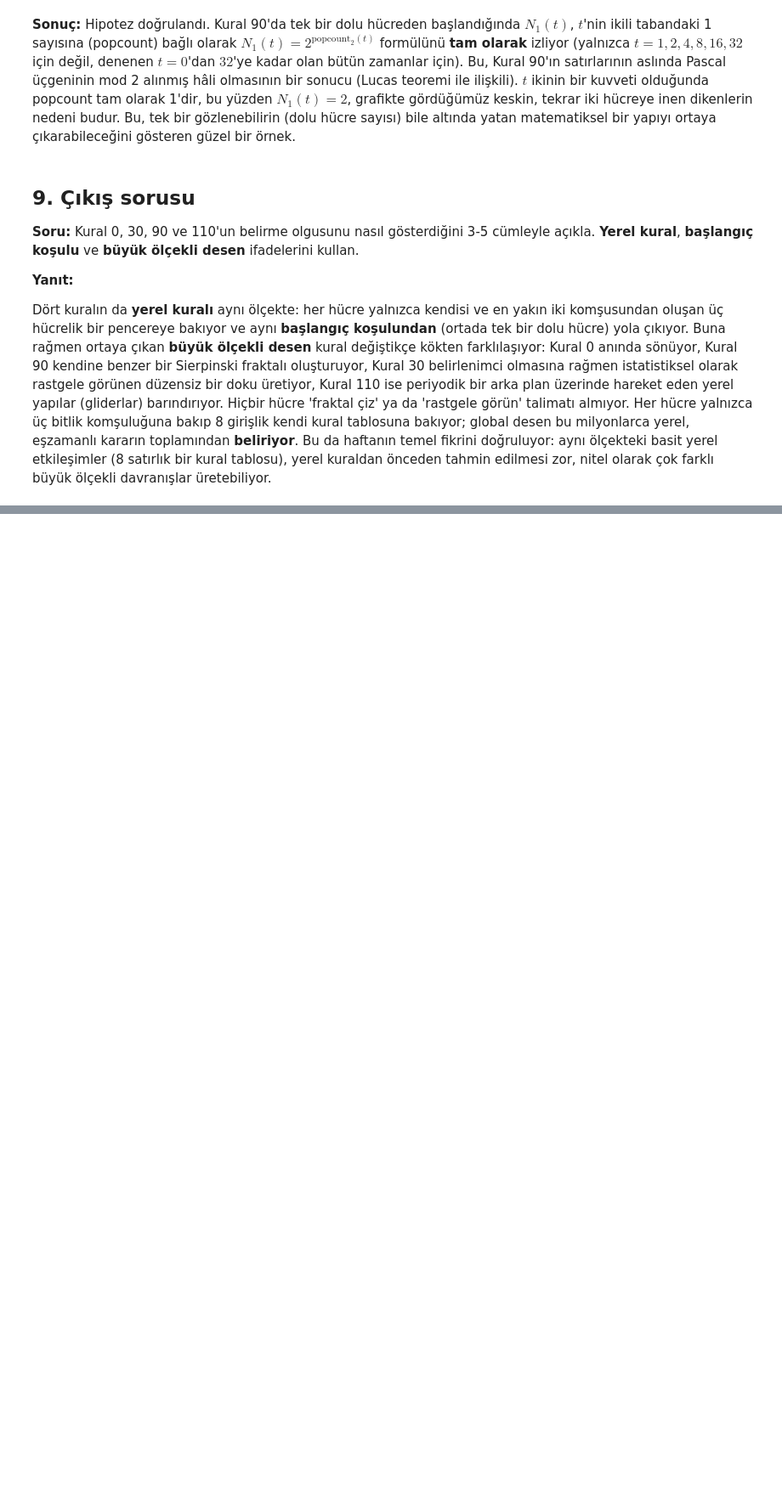
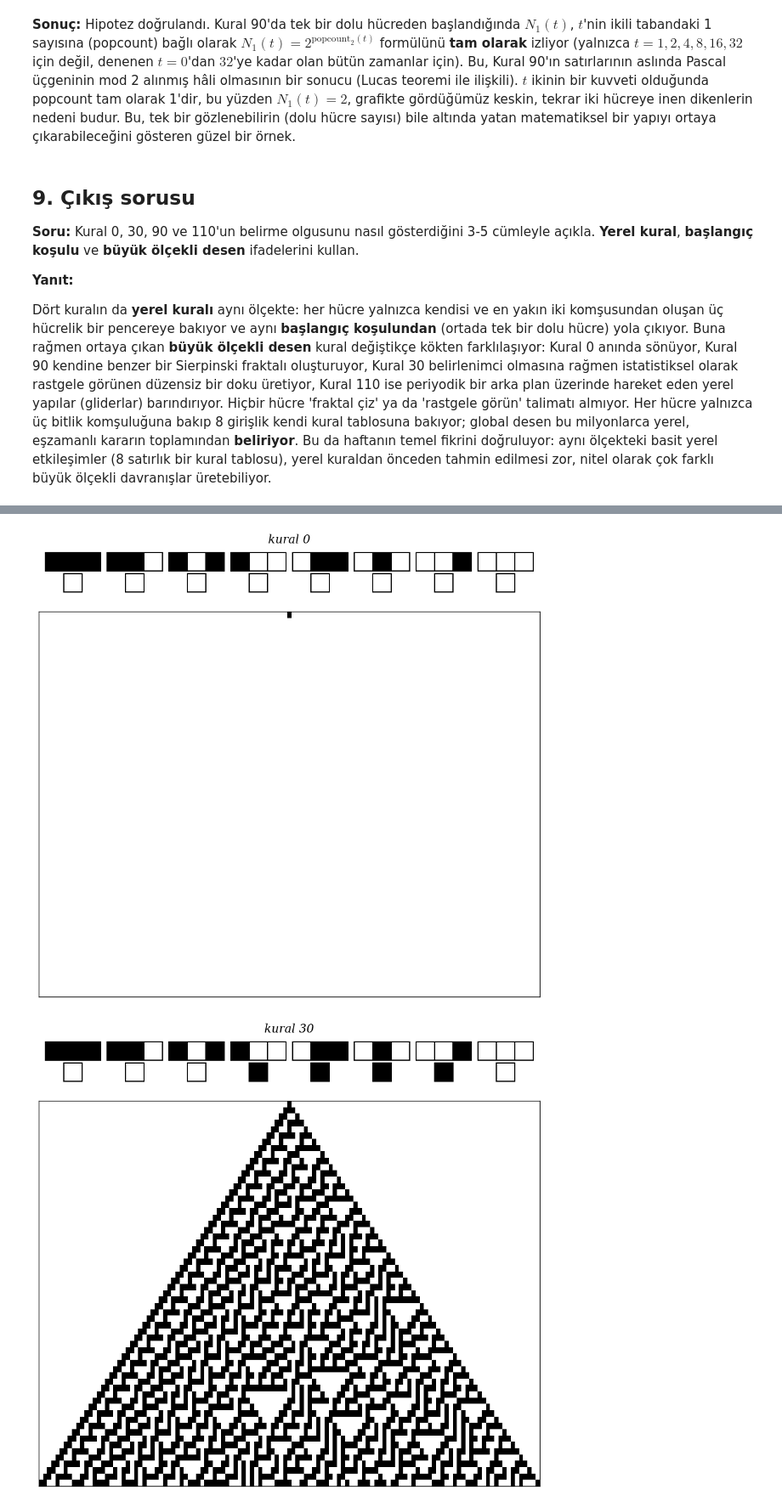
Before and after one commit to yildizaliyigit067-dotcom/CA, a Jupyter notebook: 01_elementary_CA.ipynb, the cells around one changed output, grey strips where cells are left out. Shown at 85% size. Drawn from its saved outputs; the diff is of its cells as text; code cells hidden in the pictures; blank space fills up the shorter version.

```diff
--- a/01_elementary_CA.ipynb
+++ b/01_elementary_CA.ipynb
@@ -531,0 +536,48 @@ Dört kuralın da **yerel kuralı** aynı ölçekte: her hücre yalnızca kendis
+# %%
+def plot_rule_icon(rule_number, ax):
+    '''Klasik Wolfram kural ikonu: 8 komşuluk kutusu ve altındaki çıktı hücresi.'''
+    neighborhoods = [(1, 1, 1), (1, 1, 0), (1, 0, 1), (1, 0, 0),
+                      (0, 1, 1), (0, 1, 0), (0, 0, 1), (0, 0, 0)]
+    cell_size = 1.0
+    gap = 0.35
+    for idx, (left, center, right) in enumerate(neighborhoods):
+        x0 = idx * (3 * cell_size + gap)
+        for j, bit in enumerate((left, center, right)):
+            color = "black" if bit else "white"
+            ax.add_patch(plt.Rectangle((x0 + j * cell_size, 1.0), cell_size, cell_size,
+                                        facecolor=color, edgecolor="black", linewidth=1.2))
+        out = rule_output(rule_number, left, center, right)
+        color = "black" if out else "white"
+        ax.add_patch(plt.Rectangle((x0 + cell_size, -0.15), cell_size, cell_size,
+                                    facecolor=color, edgecolor="black", linewidth=1.2))
+    ax.set_xlim(-gap, 8 * (3 * cell_size + gap))
+    ax.set_ylim(-0.4, 2.2)
+    ax.set_aspect("equal")
+    ax.axis("off")
+    ax.set_title(f"kural {rule_number}", fontsize=13, style="italic", family="serif")
+
+
+def plot_rule_summary(rule_number):
+    '''Kural ikonunu, tek dolu hücreden başlayan uzay-zaman deseniyle birlikte çizer.'''
+    fig, (ax_icon, ax_pattern) = plt.subplots(
+        2, 1, figsize=(8, 7.5), gridspec_kw={"height_ratios": [1, 5]}
+    )
+    plot_rule_icon(rule_number, ax_icon)
+
+    history = _simulate_reference(initial, rule_number=rule_number, steps=steps)
+    ax_pattern.imshow(history, interpolation="nearest", aspect="auto",
+                       cmap="binary", vmin=0, vmax=1)
+    ax_pattern.set_xticks([])
+    ax_pattern.set_yticks([])
+    for spine in ax_pattern.spines.values():
+        spine.set_visible(True)
+    plt.tight_layout()
+    return fig
+
+
+for rule in rules:
+    plot_rule_summary(rule)
+    plt.show()
+# %% [output]
+[figure, added]
+[figure, added]
```
Also changed, not shown: parts of 2 cells of this notebook.
